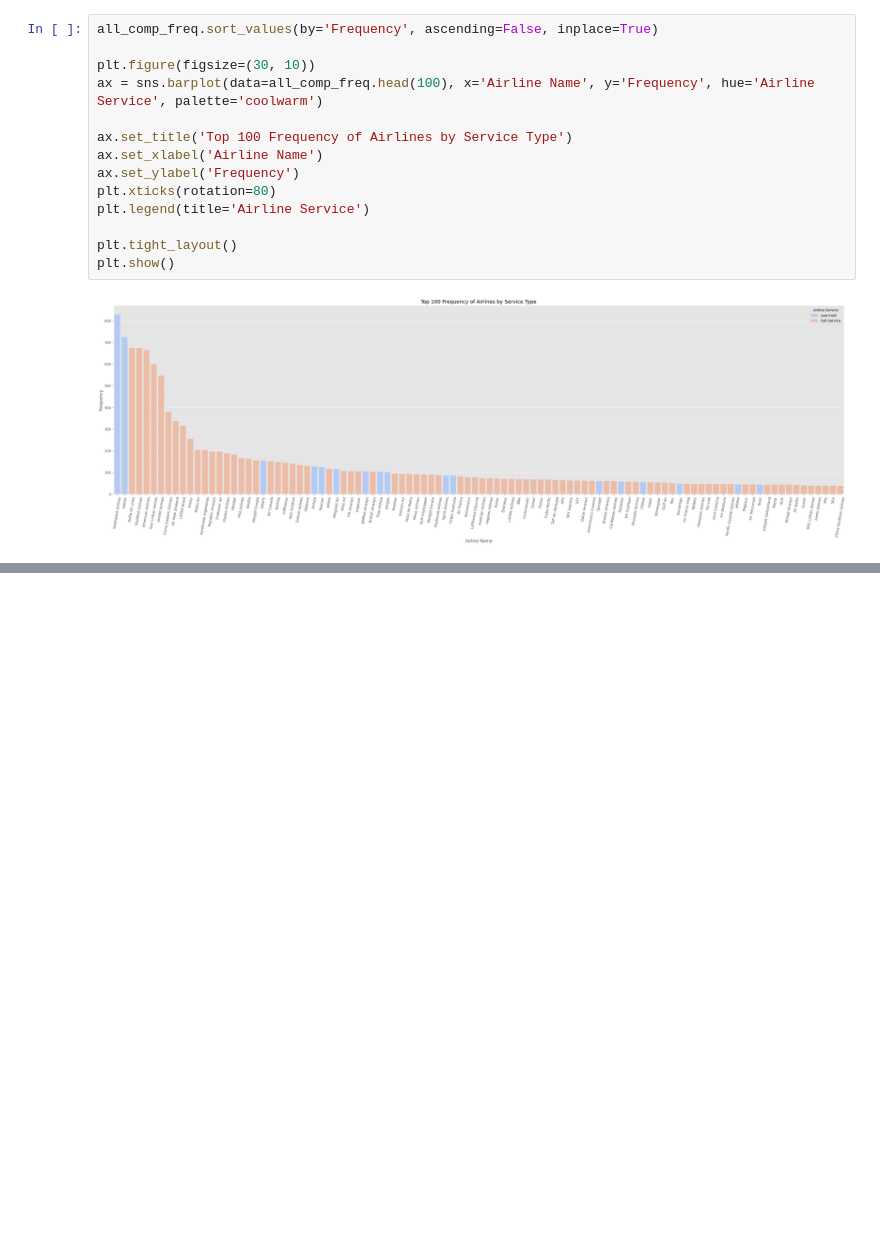
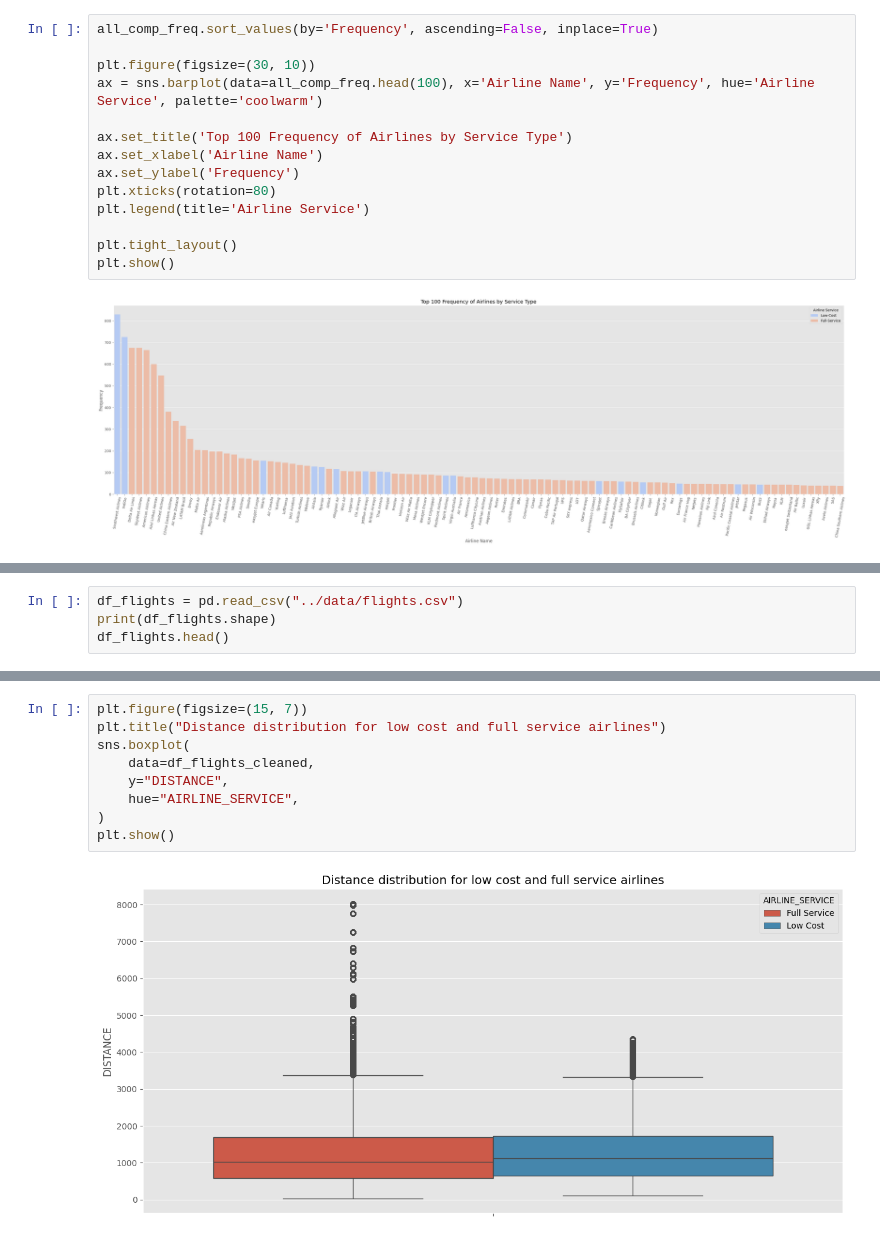
Before and after one commit to Tikai7/Flight-Radar-Scrapper, a Jupyter notebook: analysis/LowCostAnalysis.ipynb, the cells around one changed output, grey strips where cells are left out. Saved outputs shown, nothing was run; the diff lists cells and outputs as text; blank space fills up the shorter version.

```diff
--- a/analysis/LowCostAnalysis.ipynb
+++ b/analysis/LowCostAnalysis.ipynb
@@ -390,0 +395,4 @@ plt.show()
+# %%
+df_flights = pd.read_csv("../data/flights.csv")
+print(df_flights.shape)
+df_flights.head()
@@ -390,0 +529,11 @@ plt.show()
+# %%
+plt.figure(figsize=(15, 7))
+plt.title("Distance distribution for low cost and full service airlines")
+sns.boxplot(
+    data=df_flights_cleaned,
+    y="DISTANCE",
+    hue="AIRLINE_SERVICE",
+)
+plt.show()
+# %% [output]
+[figure, added]
```
Also changed, not shown: parts of 36 cells of this notebook, 3 other files.
